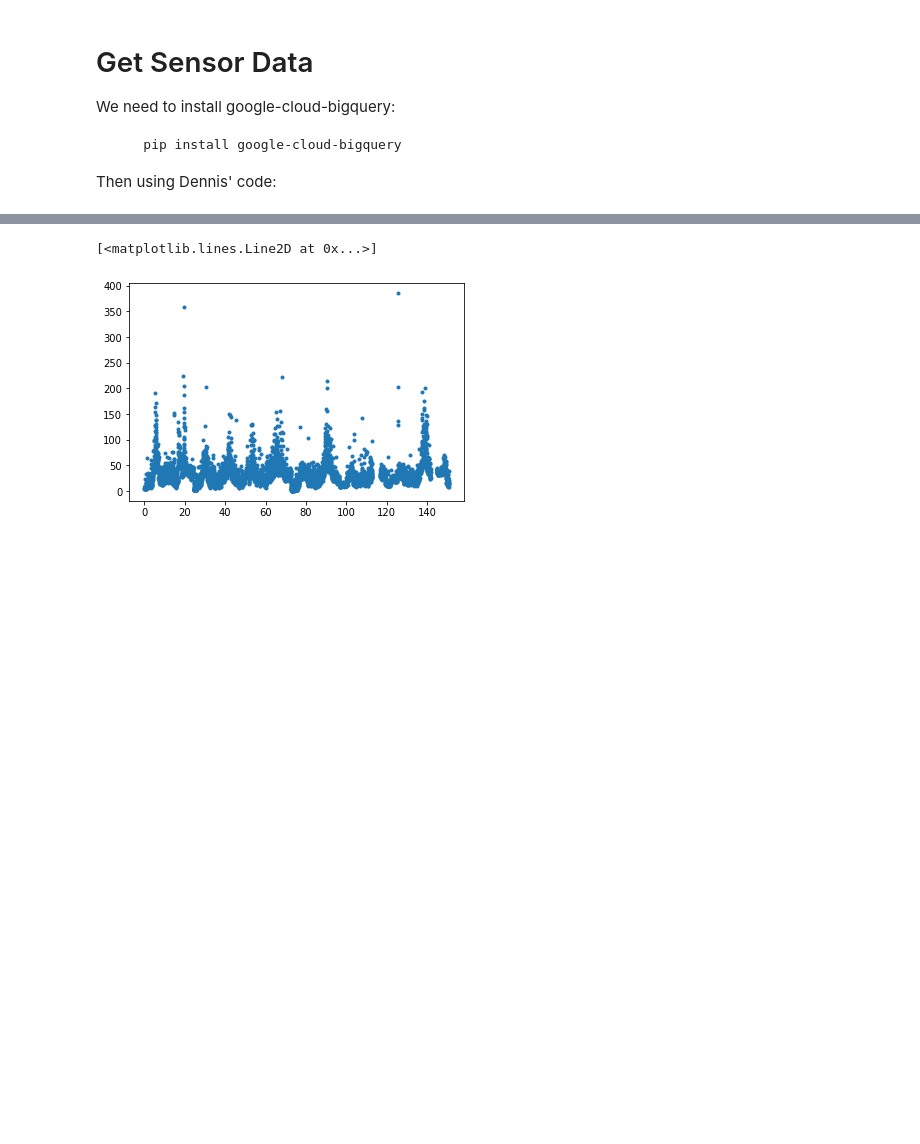
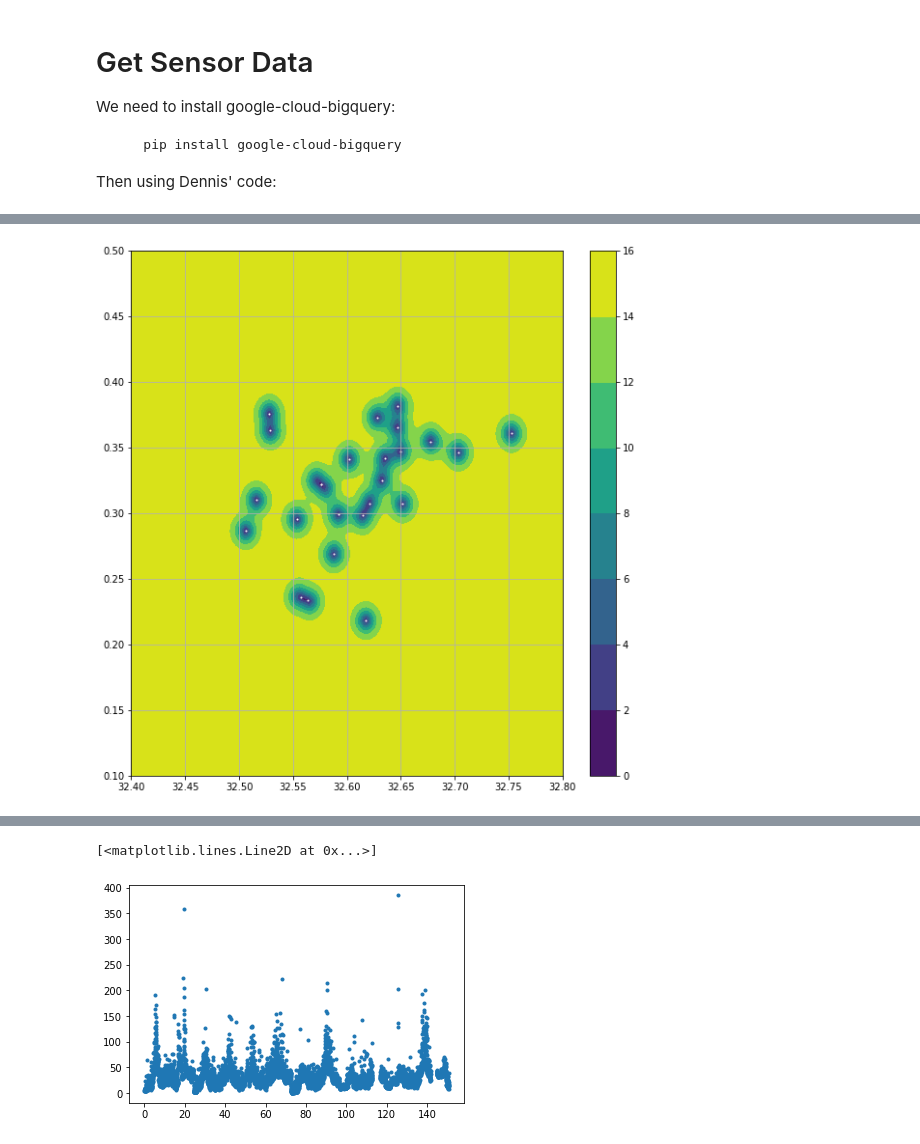
Before and after one commit to lionfish0/experimentation, a Jupyter notebook: IntroGPs_and_airpollution.ipynb, the cells around one changed output, grey strips where cells are left out. Drawn from its saved outputs; the diff is of its cells as text; code cells hidden in the pictures; blank space fills up the shorter version.

```diff
--- a/IntroGPs_and_airpollution.ipynb
+++ b/IntroGPs_and_airpollution.ipynb
@@ -168,3 +319,14 @@ array([[ 32.6468    ,   0.3655    , 110.28805556],
+# %%
+plt.figure(figsize=[10,10])
+
+plt.xlim([32.4,32.8])
+plt.ylim([0.1,0.5])
+plt.contourf(Xtest[0],Xtest[1],np.sqrt(predvars.numpy()).reshape([150,150]))
+plt.colorbar()
+plt.scatter(Xtraining[:,0],Xtraining[:,1],1,color='w')
+plt.grid()
+# %% [output]
+[figure, added]
 # %%
 Y
 # %% [output]
```
Also changed, not shown: parts of 28 cells of this notebook.
